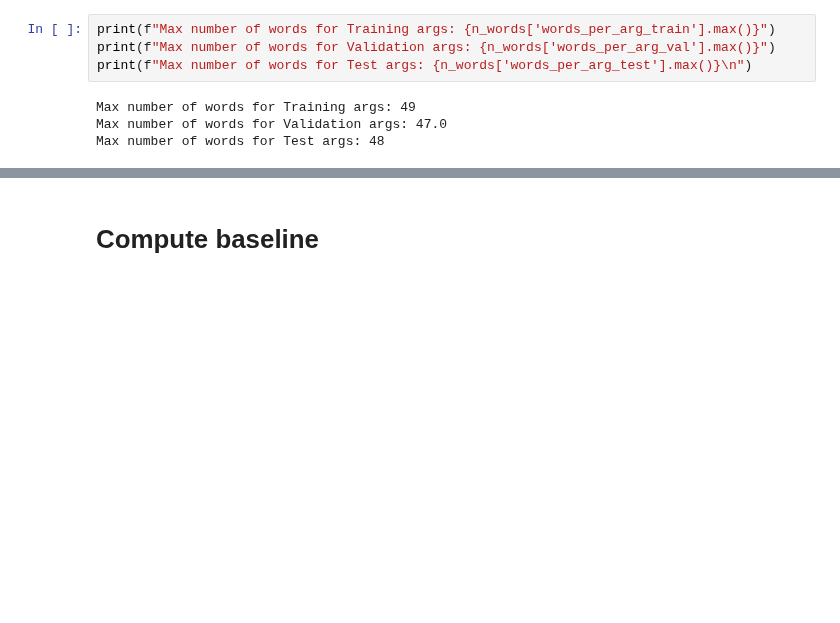
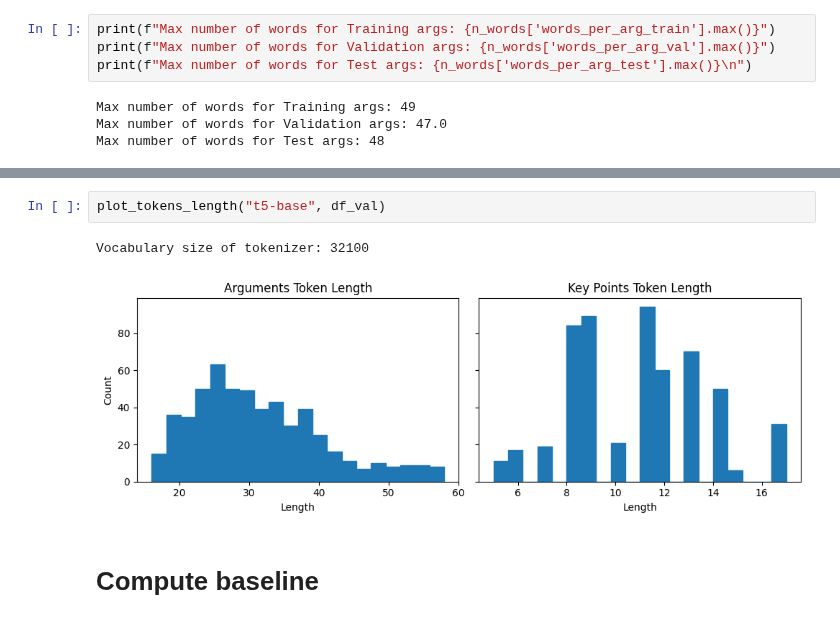
Before and after one commit to mmc185/HLTKeyPointAnalysis, a Jupyter notebook: kp_generation/main_task_2.ipynb, the cells around one changed output, grey strips where cells are left out. Saved outputs shown, nothing was run; the diff lists cells and outputs as text; blank space fills up the shorter version.

```diff
--- a/kp_generation/main_task_2.ipynb
+++ b/kp_generation/main_task_2.ipynb
@@ -158,3 +161,8 @@ plt.show()
+# %%
+plot_tokens_length("t5-base", df_val)
+# %% [output]
+Vocabulary size of tokenizer: 32100
+[figure, added]
 # %% [markdown]
 # Compute baseline
 # %%
```
Also changed, not shown: parts of 27 cells of this notebook, 2 other files.
